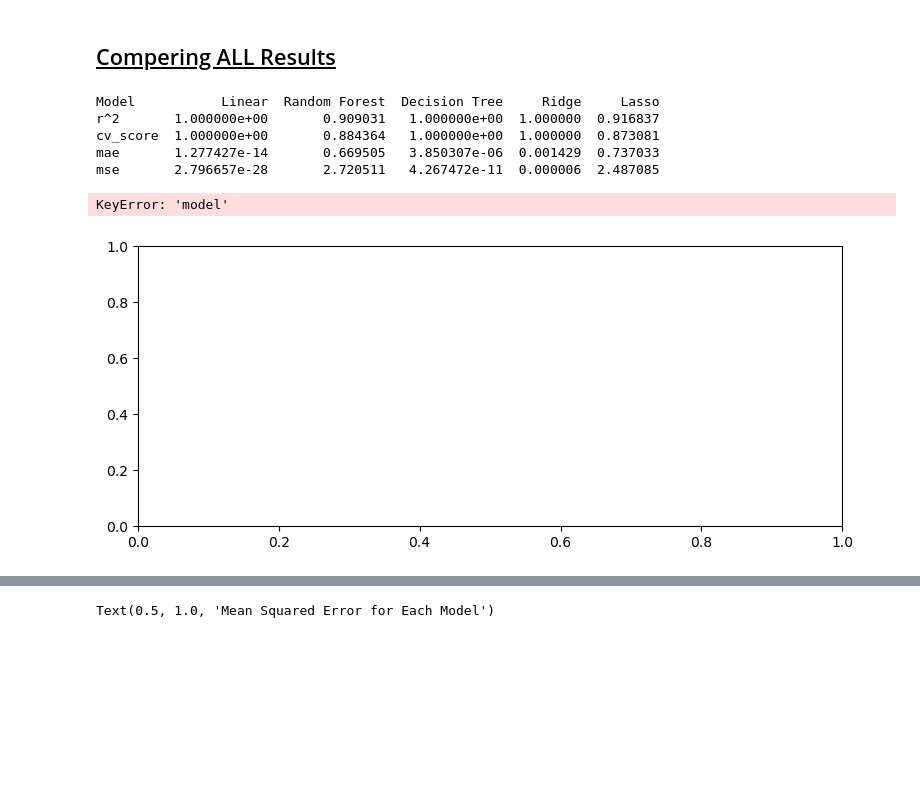
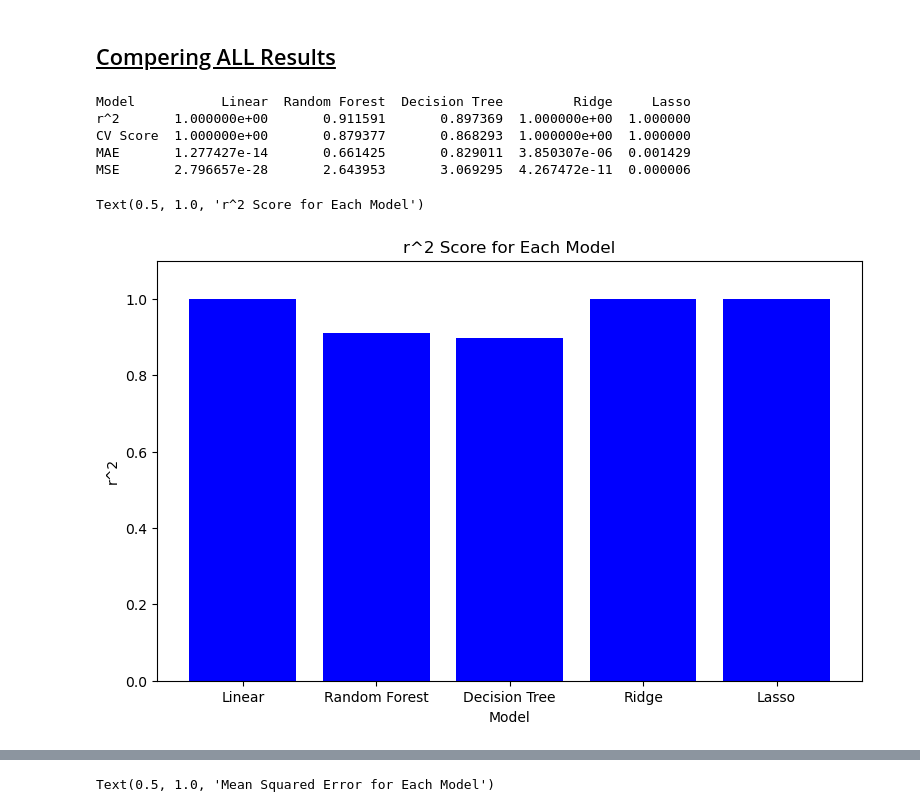
Before and after one commit to Ayushsharma707/OIBSIP, a Jupyter notebook: Car Price Prediction With Machine Learning/car_price_prediction_notebook.ipynb, the cells around one changed output, grey strips where cells are left out. Saved outputs shown, nothing was run; the diff lists cells and outputs as text; code cells hidden in the pictures; blank space fills up the shorter version.

```diff
--- a/Car Price Prediction With Machine Learning/car_price_prediction_notebook.ipynb
+++ b/Car Price Prediction With Machine Learning/car_price_prediction_notebook.ipynb
@@ -791,45 +791,47 @@ plt.show()
 ## <u>Compering ALL Results</u>
 # %%
 import pandas as pd
+import matplotlib.pyplot as plt
 
 # Data for models and metrics
 models = ['Linear', 'Random Forest', 'Decision Tree', 'Ridge', 'Lasso']
-r2_values = [1.000000, 0.909031, 1.000000, 1.000000, 0.916837]
-cv_scores = [1.000000, 0.884364, 1.000000, 1.000000, 0.873081]
-mae_values = [1.277427e-14, 0.669505, 3.850307e-06, 0.001428706, 0.737033]
-mse_values = [2.796657e-28, 2.720511, 4.267472e-11, 5.507583e-06, 2.487085]
+r2_values = [1.0, 0.9115913814190445, 0.8973687993890409, 0.999999999998573, 0.9999998158372005]
+cv_scores = [1.0, 0.8793768757197713, 0.8682929856261703, 0.9999999999970216, 0.999999760010394]
+mae_values = [1.2774274922349123e-14, 0.6614252747252745, 0.829010989010989, 3.850307350024544e-06, 0.0014287057009348453]
+mse_values = [2.7966571791528636e-28, 2.6439531607692293, 3.0692945054945047, 4.267472132141488e-11, 5.507583123822728e-06]
 
 # Create a DataFrame
 results = pd.DataFrame({
     'Model': models,
     'r^2': r2_values,
-    'cv_score': cv_scores,
-    'mae': mae_values,
-    'mse': mse_values
+    'CV Score': cv_scores,
+    'MAE': mae_values,
+    'MSE': mse_values
 })
 
-# Transpose the DataFrame for better alignment
+# Transpose the DataFrame for better alignment (optional)
 results_transposed = results.set_index('Model').transpose()
 
-# Display the transposed DataFrame
+# Display the transposed DataFrame (optional)
 print(results_transposed)
 # %% [output]
-Model           Linear  Random Forest  Decision Tree     Ridge     Lasso
-r^2       1.000000e+00       0.909031   1.000000e+00  1.000000  0.916837
-cv_score  1.000000e+00       0.884364   1.000000e+00  1.000000  0.873081
-mae       1.277427e-14       0.669505   3.850307e-06  0.001429  0.737033
-mse       2.796657e-28       2.720511   4.267472e-11  0.000006  2.487085
+Model           Linear  Random Forest  Decision Tree         Ridge     Lasso
+r^2       1.000000e+00       0.911591       0.897369  1.000000e+00  1.000000
+CV Score  1.000000e+00       0.879377       0.868293  1.000000e+00  1.000000
+MAE       1.277427e-14       0.661425       0.829011  3.850307e-06  0.001429
+MSE       2.796657e-28       2.643953       3.069295  4.267472e-11  0.000006
 # %%
-plt.figure(figsize=(20,8))
+# Plot metrics
+plt.figure(figsize=(20, 12))
 
 # Plot r^2
 plt.subplot(2, 2, 1)
-plt.bar(results['model'], results['r^2'], color='blue')
+plt.bar(results['Model'], results['r^2'], color='blue')
 plt.ylim(0, 1.1)  # Set ylim to ensure all values are visible
 plt.xlabel('Model')
 plt.ylabel('r^2')
 plt.title('r^2 Score for Each Model')
 # %% [output]
-KeyError: 'model'
+Text(0.5, 1.0, 'r^2 Score for Each Model')
-[figure, old version]
+[figure, new version]
 # %%
```
Also changed, not shown: parts of 10 cells of this notebook.
